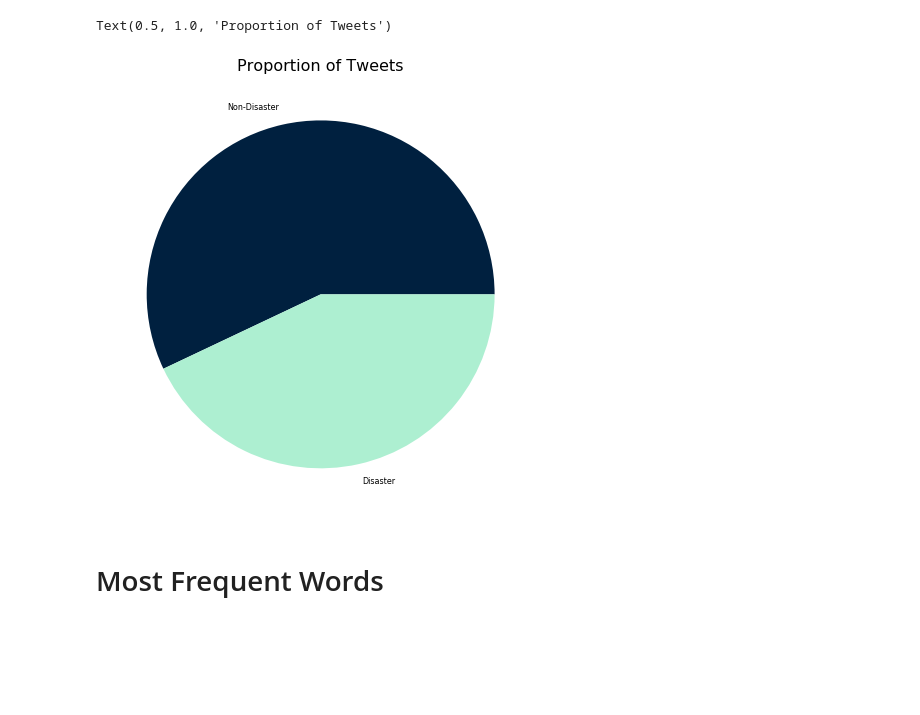
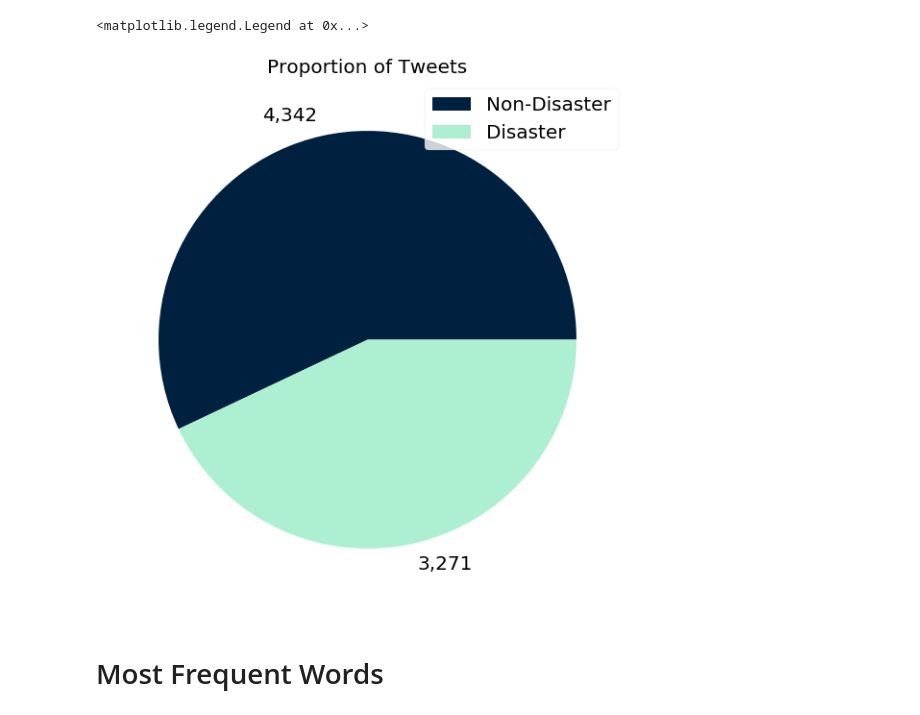
Before and after one commit to vegarab/aml-twitter-fakeornot, a Jupyter notebook: notebooks/quantitative-stats.ipynb, the cells around one changed output. Drawn from its saved outputs; the diff is of its cells as text; code cells hidden in the pictures; blank space fills up the shorter version.

```diff
--- a/notebooks/quantitative-stats.ipynb
+++ b/notebooks/quantitative-stats.ipynb
@@ -40,9 +46,9 @@ COLOR_NEU = '#EEEEEE'
 COLOR_POS = '#F28268'
 COLOR_OTH = '#7389AE'
 
-TITLE_SIZE = 16
-SUBTITLE_SIZE = 14
-TICK_SIZE = 11
+TITLE_SIZE = 24
+SUBTITLE_SIZE = 20
+TICK_SIZE = 16
 
 plt.style.use('seaborn-paper')
 
@@ -51,13 +57,17 @@ rcParams['font.size'] = TICK_SIZE
 num_0 = y[y == 0].size
 num_1 = y[y == 1].size
 # %%
-fig1, ax = plt.subplots(figsize=(8,8))
+fig1, ax = plt.subplots(figsize=(10,10))
 
-ax.pie((num_0, num_1), labels=['Non-Disaster', 'Disaster'], colors=[COLOR_0, COLOR_1])
-ax.set_title('Proportion of Tweets', fontsize=TITLE_SIZE)
+ax.pie((num_0, num_1), labels=[f"{num_0:,d}", f"{num_1:,d}"],
+       colors=[COLOR_0, COLOR_1], textprops={'fontsize': SUBTITLE_SIZE})
+
+
+ax.set_title('Proportion of Tweets', fontsize=SUBTITLE_SIZE)
+ax.legend(labels=['Non-Disaster', 'Disaster'], fontsize=SUBTITLE_SIZE)
 # %% [output]
-Text(0.5, 1.0, 'Proportion of Tweets')
+<matplotlib.legend.Legend at 0x...>
-[figure, old version]
+[figure, new version]
 # %% [markdown]
 # Most Frequent Words
 # %%
```
Also changed, not shown: parts of 13 cells of this notebook.
